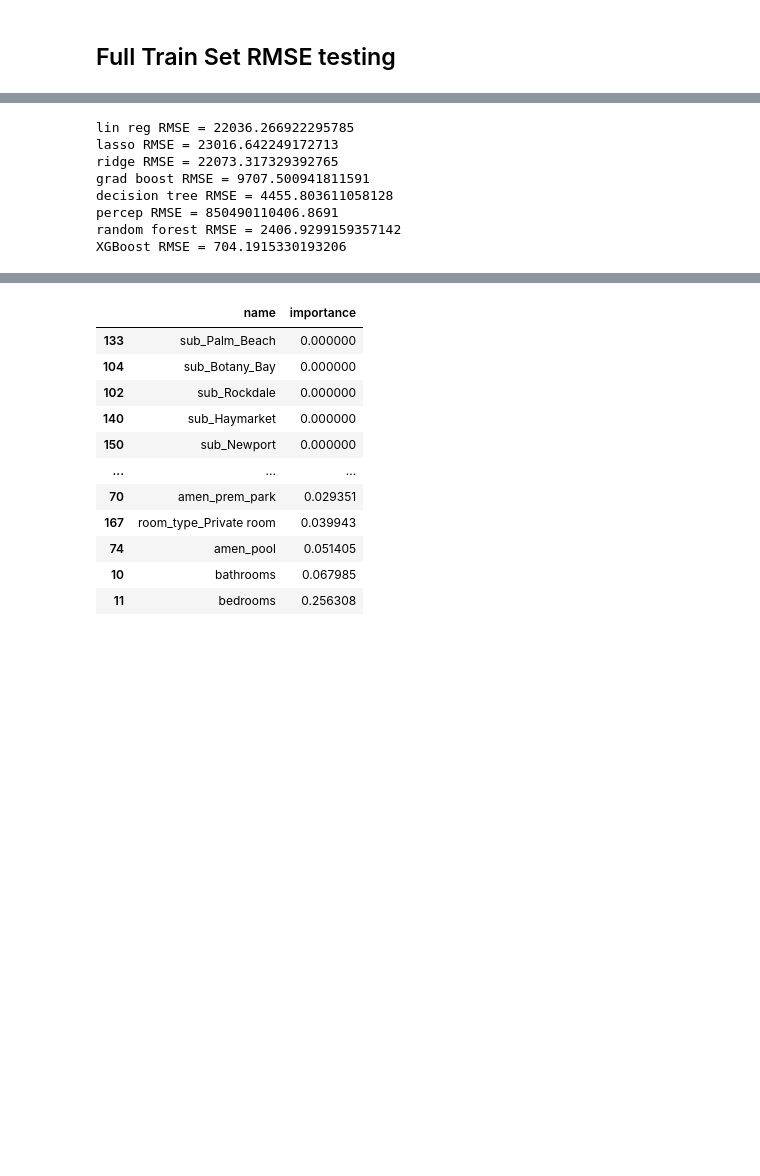
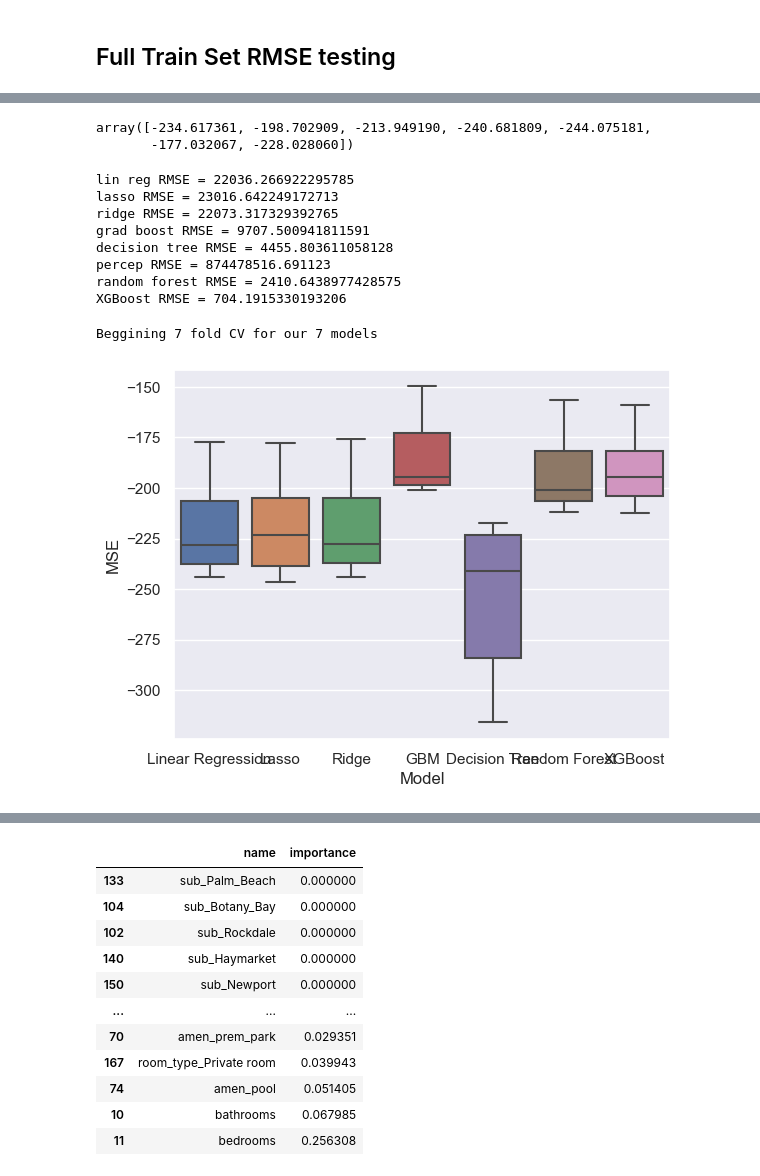
Before and after one commit to domnasrabadi/Airbnb-Sydney-Paper, a Jupyter notebook: Main.ipynb, the cells around one changed output, grey strips where cells are left out. Saved outputs shown, nothing was run; the diff lists cells and outputs as text; code cells hidden in the pictures; blank space fills up the shorter version.

Commit message:
fixed cv and ran for estimators again, gbm wins

```diff
--- a/Main.ipynb
+++ b/Main.ipynb
@@ -64,0 +77,6 @@ np.set_printoptions(formatter={'float_kind':'{:f}'.format})
+# %%
+x, y = cv_splits(x_train, y_train)
+
+x_copy = x.copy()
+y_copy = y.copy()
+for i in x_copy:
@@ -65,3 +97,8 @@ np.set_printoptions(formatter={'float_kind':'{:f}'.format})
+# %%
+cross_val_score(LinearRegression(), x_train.fillna(0), y_train, cv=7, scoring='neg_root_mean_squared_error')
+# %% [output]
+array([-234.617361, -198.702909, -213.949190, -240.681809, -244.075181,
+       -177.032067, -228.028060])
 # %%
 lr = LinearRegression()
 las = Lasso()
@@ -70,7 +107,7 @@ gbr = GradientBoostingRegressor()
 xgb = XGBRegressor()
 lgbm = LGBMRegressor()
 dtr = DecisionTreeRegressor(max_depth=10)
-nnr = MLPRegressor()
+#nnr = MLPRegressor()
 rfr = RandomForestRegressor()
 from sklearn.metrics import mean_squared_error
 
@@ -90,9 +127,48 @@ lasso RMSE = 23016.642249172713
 ridge RMSE = 22073.317329392765
 grad boost RMSE = 9707.500941811591
 decision tree RMSE = 4455.803611058128
-percep RMSE = 850490110406.8691
-random forest RMSE = 2406.9299159357142
+percep RMSE = 874478516.691123
+random forest RMSE = 2410.6438977428575
 XGBoost RMSE = 704.1915330193206
+# %%
+lr = LinearRegression()
+las = Lasso()
+rdg = Ridge()
+gbr = GradientBoostingRegressor()
+xgb = XGBRegressor()
+lgbm = LGBMRegressor()
+dtr = DecisionTreeRegressor(max_depth=10)
+rfr = RandomForestRegressor()
+from sklearn.metrics import mean_squared_error
+
+estimators = [[lr, 'Linear Regression'], [las, 'Lasso'],
+              [rdg, 'Ridge'], [gbr, 'GBM'],
+              [dtr, 'Decision Tree'], [rfr, 'Random Forest'], [xgb, 'XGBoost']]
+# %%
+print(f'Beggining 7 fold CV for our {len(estimators)} models')
+est_names = [est[1] for est in estimators]
+df_names = []
+for i in est_names:
+    df_names.extend([i]*7)
+scores = []
+for est in estimators:
+    scores.extend(cross_val_score(estimator = est[0] ,
+                    X = x_train.fillna(0),
+                    y = y_train,
+                    cv = 7,
+                    scoring='neg_root_mean_squared_error'))
+# %% [output]
+Beggining 7 fold CV for our 7 models
+# %%
+perform_df = pd.DataFrame({
+    'Model':df_names,
+    'RMSE':scores
+})
+# %%
+sns.boxplot(data = perform_df, x = 'Model', y = 'MSE')
+plt.show()
+# %% [output]
+[figure, added]
 # %%
 for est in estimators:
     scores = cross_val_score(estimator = est[0] ,
```
Also changed, not shown: parts of 3 cells of this notebook, 1 other file.
